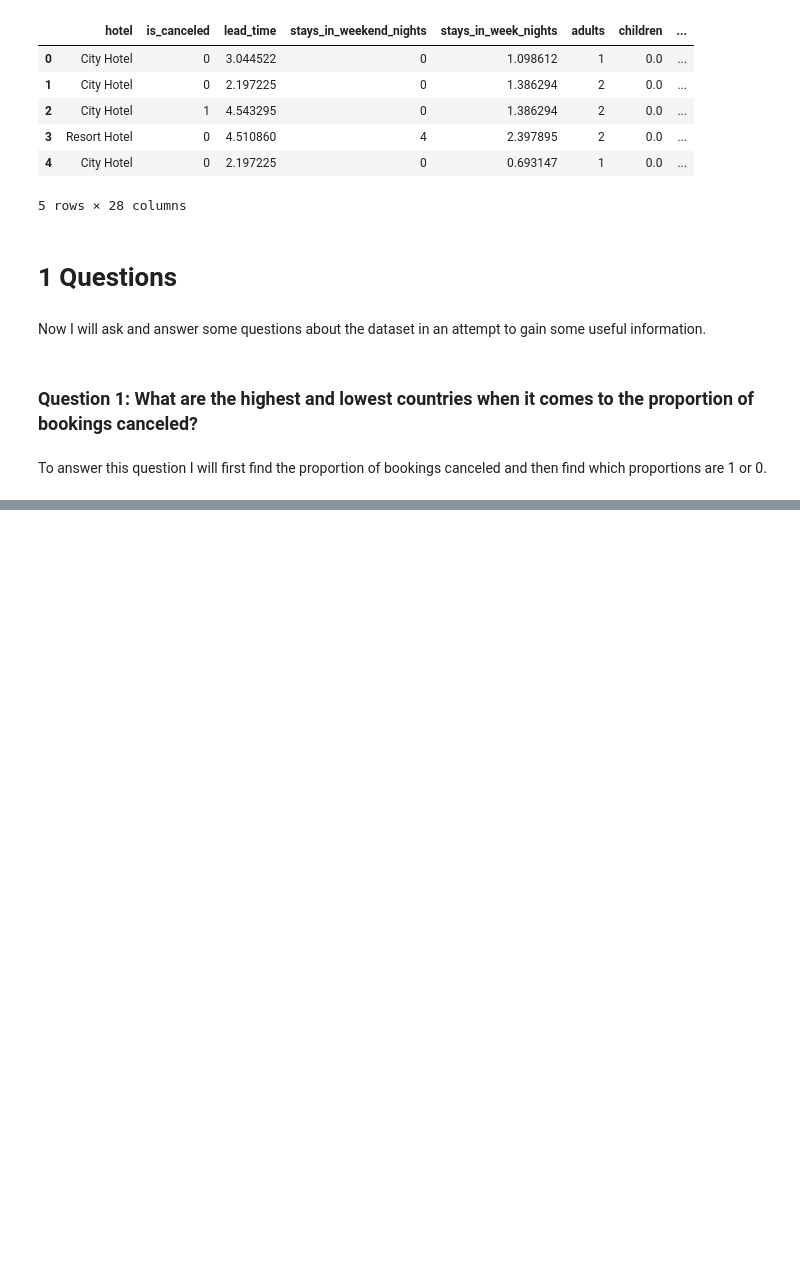
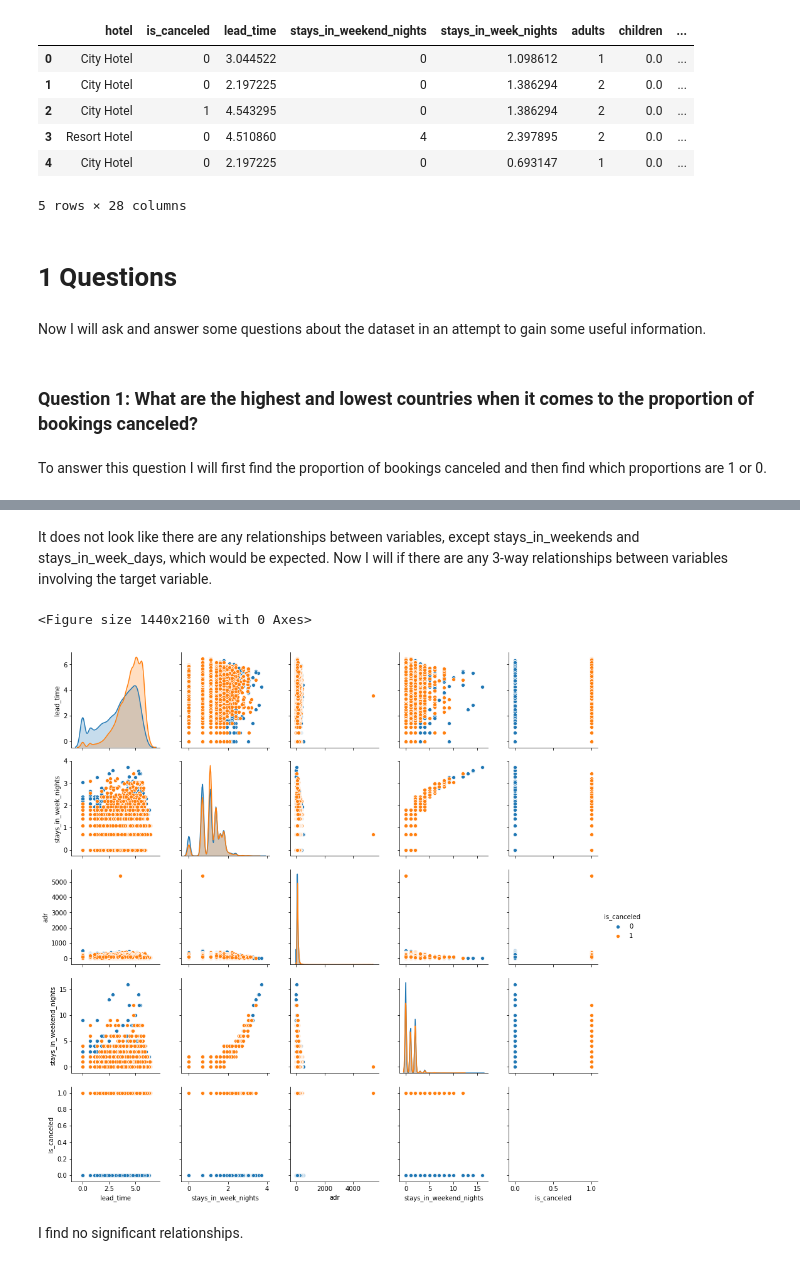
Before and after one commit to georgewillben/Hotel_Booking, a Jupyter notebook: 4 - Exploratory Data Analysis.ipynb, the cells around one changed output, grey strips where cells are left out. Cells and saved outputs as stored; diff of their text form; code cells hidden in the pictures; blank space fills up the shorter version.

```diff
--- a/4 - Exploratory Data Analysis.ipynb
+++ b/4 - Exploratory Data Analysis.ipynb
@@ -148,0 +101,13 @@ Name: is_canceled, Length: 172, dtype: int64
+# %% [markdown]
+It does not look like there are any relationships between variables, except stays_in_weekends and stays_in_week_days, which would be expected. Now I will if there are any 3-way relationships between variables involving the target variable.
+# %%
+# pair plot
+numerical_cols.append("is_canceled")
+plt.figure(figsize=(20, 30))
+sns.pairplot(df.sample(frac=0.5)[numerical_cols], hue="is_canceled")
+plt.show()
+# %% [output]
+<Figure size 1440x2160 with 0 Axes>
+[figure, added]
+# %% [markdown]
+I find no significant relationships.
```
Also changed, not shown: parts of 11 cells of this notebook.
